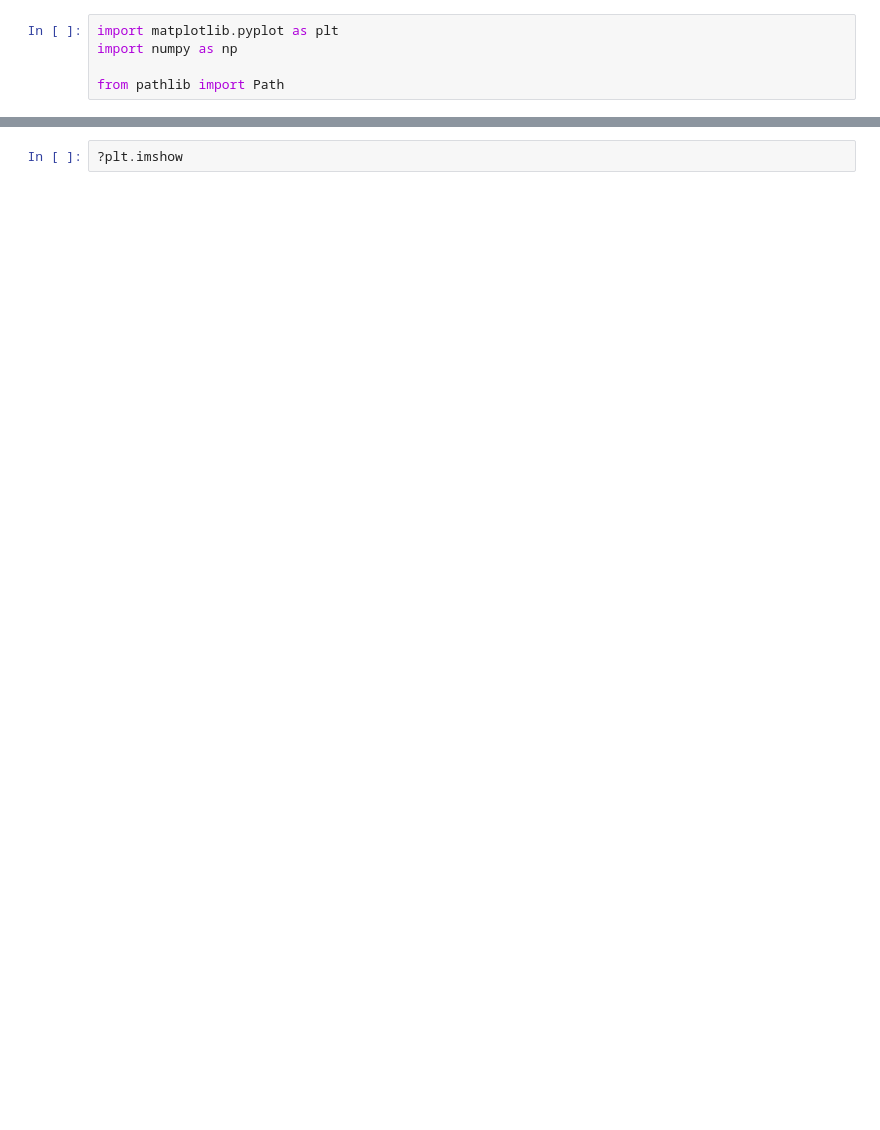
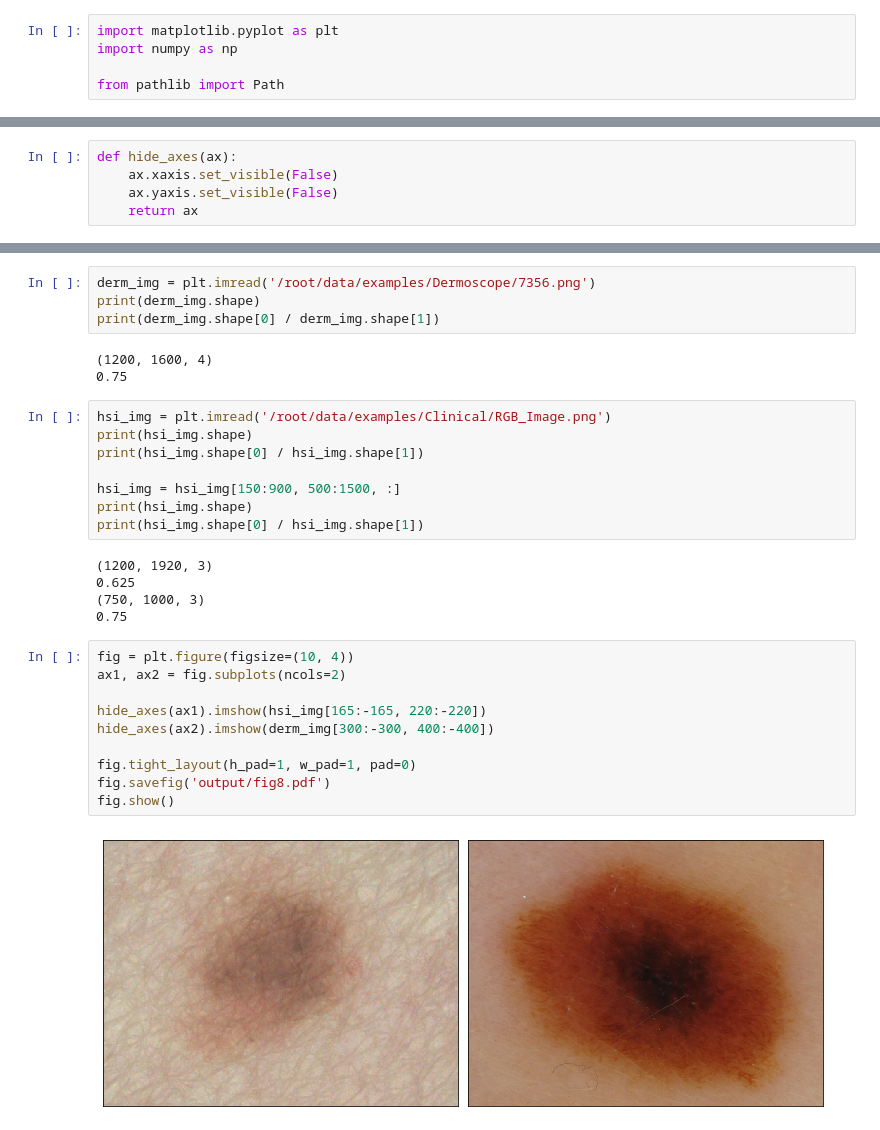
Before and after one commit to thomasjo/hypernevus-prototype, a Jupyter notebook: notebooks/WIREs Review/RGB Examples.ipynb, the cells around one changed output, grey strips where cells are left out. Saved outputs shown, nothing was run; the diff lists cells and outputs as text; blank space fills up the shorter version.

```diff
--- a/notebooks/WIREs Review/RGB Examples.ipynb
+++ b/notebooks/WIREs Review/RGB Examples.ipynb
@@ -23,5 +15,10 @@ def crop_image(image):
 rgb_dir = Path('/root/data/examples/RGB')
 images = [crop_image(plt.imread(str(file))) for file in rgb_dir.iterdir()]
+# %%
+def hide_axes(ax):
+    ax.xaxis.set_visible(False)
+    ax.yaxis.set_visible(False)
+    return ax
 # %%
 fig = plt.figure(figsize=(10, 5.33))
 axes = fig.subplots(ncols=3, nrows=2)
@@ -40,5 +35,35 @@ fig.savefig('fig7.pdf')
 fig.show()
 # %% [output]
 [figure]
-# %%
-?plt.imshow
+# %%
+derm_img = plt.imread('/root/data/examples/Dermoscope/7356.png')
+print(derm_img.shape)
+print(derm_img.shape[0] / derm_img.shape[1])
+# %% [output]
+(1200, 1600, 4)
+0.75
+# %%
+hsi_img = plt.imread('/root/data/examples/Clinical/RGB_Image.png')
+print(hsi_img.shape)
+print(hsi_img.shape[0] / hsi_img.shape[1])
+
+hsi_img = hsi_img[150:900, 500:1500, :]
+print(hsi_img.shape)
+print(hsi_img.shape[0] / hsi_img.shape[1])
+# %% [output]
+(1200, 1920, 3)
+0.625
+(750, 1000, 3)
+0.75
+# %%
+fig = plt.figure(figsize=(10, 4))
+ax1, ax2 = fig.subplots(ncols=2)
+
+hide_axes(ax1).imshow(hsi_img[165:-165, 220:-220])
+hide_axes(ax2).imshow(derm_img[300:-300, 400:-400])
+
+fig.tight_layout(h_pad=1, w_pad=1, pad=0)
+fig.savefig('output/fig8.pdf')
+fig.show()
+# %% [output]
+[figure, added]
```
Also changed, not shown: parts of 4 cells of this notebook, 2 other files.
